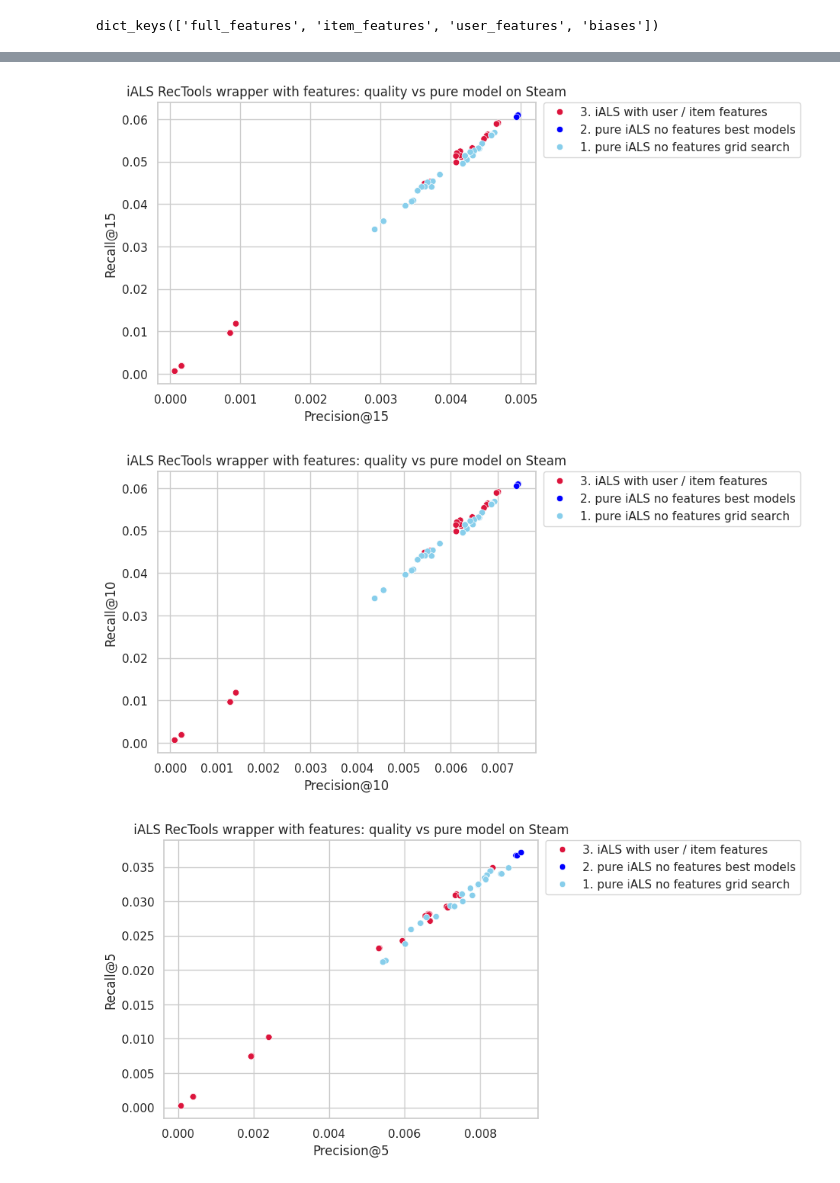
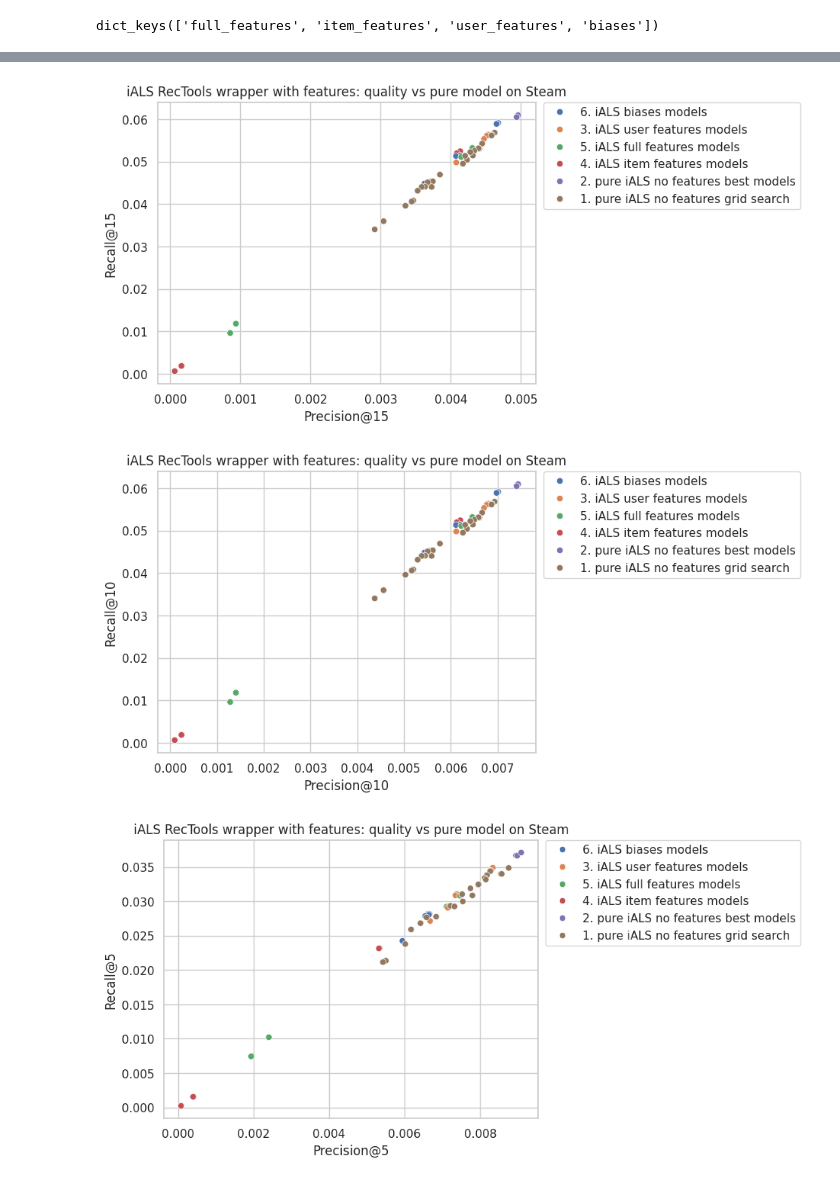
Before and after one commit to PolinaTiugaeva/mfdp, a Jupyter notebook: improve_game_recsys.ipynb, the cells around one changed output, grey strips where cells are left out. Cells and saved outputs as stored; diff of their text form; code cells hidden in the pictures.

```diff
--- a/improve_game_recsys.ipynb
+++ b/improve_game_recsys.ipynb
@@ -451,7 +455,7 @@ for dataset_name, dataset in feature_datasets.items():
 features_df = (
     pd.DataFrame(features_results)
     .set_index("model")
-    .sort_values(by=["Precision@15", "Recall@15"], ascending=False)
+    .sort_values(by=["Recall@10", "Precision@10"], ascending=False)
 )
 features_df.head(5)
 # %% [output]
@@ -469,10 +493,45 @@ no_features_best_models = [
     "no_features_factors_32_alpha_1_reg_0.1",
     "no_features_factors_32_alpha_1_reg_0.5"
 ]
+user_features_models = [
+    "user_features_factors_32_fit_together_False",
+    'user_features_factors_32_fit_together_False',
+    'user_features_factors_32_fit_together_False',
+    'user_features_factors_32_fit_together_True',
+    'user_features_factors_32_fit_together_True',
+    'user_features_factors_32_fit_together_True'
+]
+item_features_models = [
+    'item_features_factors_32_fit_together_True',
+    'item_features_factors_32_fit_together_True',
+    'item_features_factors_32_fit_together_False',
+    'item_features_factors_32_fit_together_False',
+    'item_features_factors_32_fit_together_False',
+    'item_features_factors_32_fit_together_True'
+]
+full_features_models = [
+    "full_features_factors_32_fit_together_True",
+    'full_features_factors_32_fit_together_True',
+    'full_features_factors_32_fit_together_True',
+    'full_features_factors_32_fit_together_False',
+    'full_features_factors_32_fit_together_False',
+    'full_features_factors_32_fit_together_False'
+]
+biases_models = [
+    'biases_factors_32_fit_together_False',
+    'biases_factors_32_fit_together_False',
+    'biases_factors_32_fit_together_False',
+    'biases_factors_32_fit_together_True',
+    'biases_factors_32_fit_together_True',
+    'biases_factors_32_fit_together_True'
+]
 
 pure_df["step"] = "1. pure iALS no features grid search"
 pure_df.loc[pure_df.index.isin(no_features_best_models), "step"] = "2. pure iALS no features best models"
-features_df["step"] = "3. iALS with user / item features"
+features_df.loc[features_df.index.isin(user_features_models), "step"] = "3. iALS user features models"
+features_df.loc[features_df.index.isin(item_features_models), "step"] = "4. iALS item features models"
+features_df.loc[features_df.index.isin(full_features_models), "step"] = "5. iALS full features models"
+features_df.loc[features_df.index.isin(biases_models), "step"] = "6. iALS biases models"
 all_df = pd.concat([features_df, pure_df])
 all_df.head()
 # %% [output]
@@ -486,24 +545,21 @@ all_df.head()
 # %%
-sns.scatterplot(data = all_df, x="Precision@15", y="Recall@15", hue="step",
-                palette=["crimson", "blue", "skyblue"])
+sns.scatterplot(data = all_df, x="Precision@15", y="Recall@15", hue="step")
 plt.legend(bbox_to_anchor=(1.02, 1), loc='upper left', borderaxespad=0)
 plt.title("iALS RecTools wrapper with features: quality vs pure model on Steam")
 plt.show()
 # %% [output]
-[figure, old version]
+[figure, new version]
 # %%
-sns.scatterplot(data = all_df, x="Precision@10", y="Recall@10", hue="step",
-                palette=["crimson", "blue", "skyblue"])
+sns.scatterplot(data = all_df, x="Precision@10", y="Recall@10", hue="step")
 plt.legend(bbox_to_anchor=(1.02, 1), loc='upper left', borderaxespad=0)
 plt.title("iALS RecTools wrapper with features: quality vs pure model on Steam")
 plt.show()
 # %% [output]
-[figure, old version]
+[figure, new version]
 # %%
-sns.scatterplot(data = all_df, x="Precision@5", y="Recall@5", hue="step",
-                palette=["crimson", "blue", "skyblue"])
+sns.scatterplot(data = all_df, x="Precision@5", y="Recall@5", hue="step")
 plt.legend(bbox_to_anchor=(1.02, 1), loc='upper left', borderaxespad=0)
 plt.title("iALS RecTools wrapper with features: quality vs pure model on Steam")
 plt.show()
 # %% [output]
-[figure, old version]
+[figure, new version]
```
Also changed, not shown: parts of 10 cells of this notebook.
